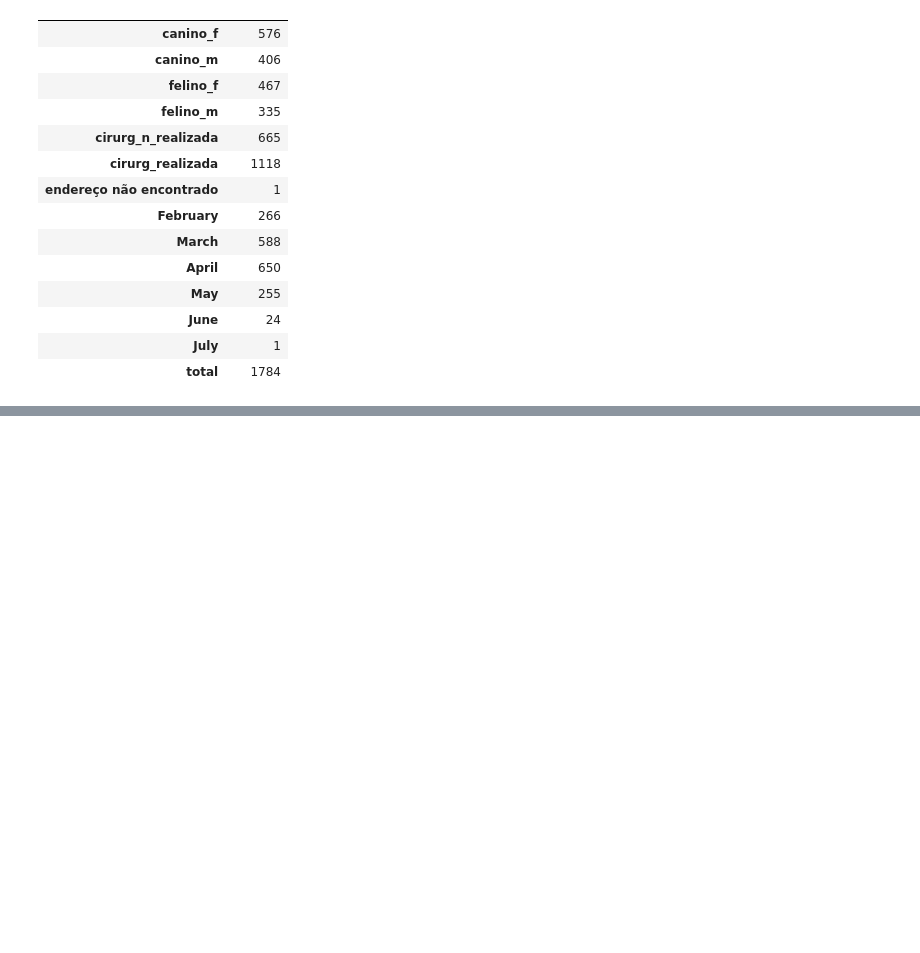
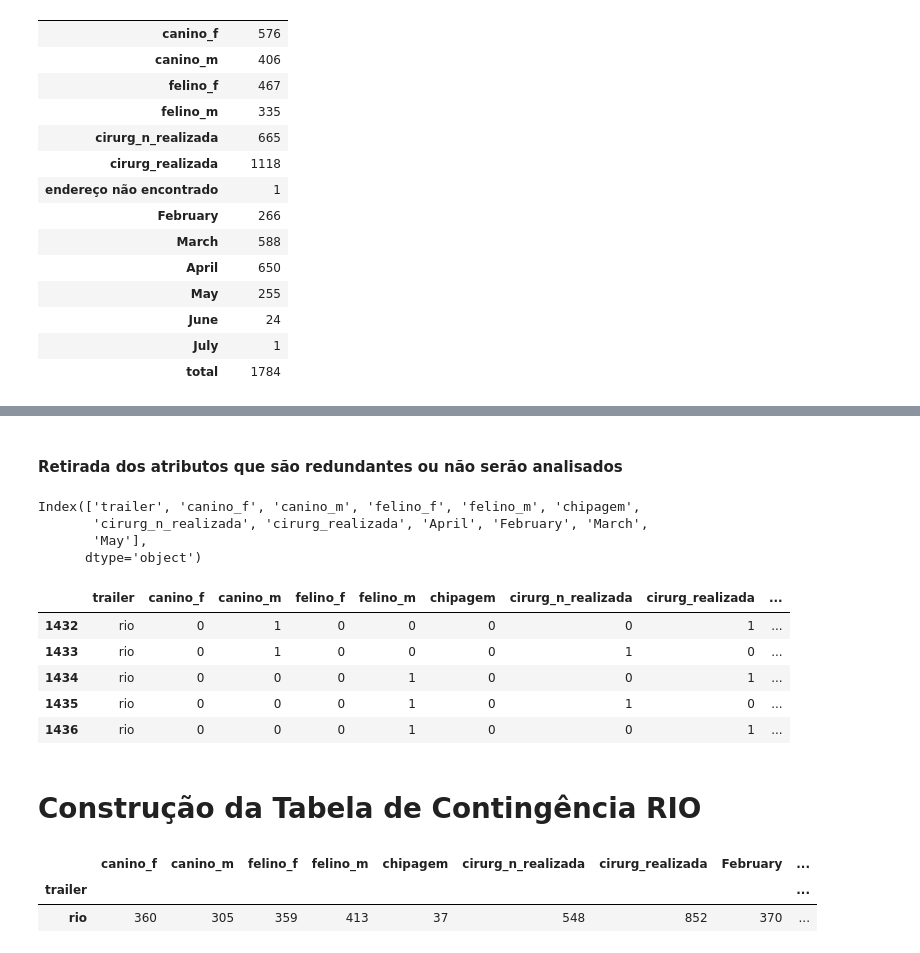
Before and after one commit to linounirio/acaocidada, a Jupyter notebook: relat_fase01.ipynb, the cells around one changed output, grey strips where cells are left out. Drawn from its saved outputs; the diff is of its cells as text; code cells hidden in the pictures; blank space fills up the shorter version.

```diff
--- a/relat_fase01.ipynb
+++ b/relat_fase01.ipynb
@@ -217,0 +578,2 @@ relat_fs01.T.rename_axis('variaveis')
+# %%
+rio_df = rio_df.join(get_dummies(rio_df['meses'],dtype=int))
@@ -217,0 +588,2 @@ relat_fs01.T.rename_axis('variaveis')
+# %%
+rio_df = rio_df.sort_values(by=['Carimbo de data/hora']).reset_index(drop=True)
@@ -217,0 +598,25 @@ relat_fs01.T.rename_axis('variaveis')
+# %% [markdown]
+#### Retirada dos atributos que são redundantes ou não serão analisados
+# %%
+rio_df = rio_df.drop(['Carimbo de data/hora', 'ESPECIE', 'GENERO', 'STATUS/ATENDIMENTOS','meses'],axis=1)
+# %%
+rio_df.columns
+# %% [output]
+Index(['trailer', 'canino_f', 'canino_m', 'felino_f', 'felino_m', 'chipagem',
+       'cirurg_n_realizada', 'cirurg_realizada', 'April', 'February', 'March',
+       'May'],
+      dtype='object')
+# %%
+rio_df = rio_df[['trailer', 'canino_f', 'canino_m', 'felino_f', 'felino_m', 'chipagem',
+       'cirurg_n_realizada', 'cirurg_realizada', 'February', 'March', 'April','May']]
+# %%
+rio_df.tail()
+# %% [output]
+|  | trailer | canino_f | canino_m | felino_f | felino_m | chipagem | cirurg_n_realizada | cirurg_realizada | ... |
+| 1432 | rio | 0 | 1 | 0 | 0 | 0 | 0 | 1 | ... |
+| 1433 | rio | 0 | 1 | 0 | 0 | 0 | 1 | 0 | ... |
+| 1434 | rio | 0 | 0 | 0 | 1 | 0 | 0 | 1 | ... |
+| 1435 | rio | 0 | 0 | 0 | 1 | 0 | 1 | 0 | ... |
+| 1436 | rio | 0 | 0 | 0 | 1 | 0 | 0 | 1 | ... |
+# %% [markdown]
+# Construção da Tabela de Contingência RIO
@@ -217,0 +627,6 @@ relat_fs01.T.rename_axis('variaveis')
+# %%
+tbl_rio
+# %% [output]
+|  | canino_f | canino_m | felino_f | felino_m | chipagem | cirurg_n_realizada | cirurg_realizada | February | ... |
+| trailer |  |  |  |  |  |  |  |  | ... |
+| rio | 360 | 305 | 359 | 413 | 37 | 548 | 852 | 370 | ... |
```
Also changed, not shown: parts of 153 cells of this notebook.
